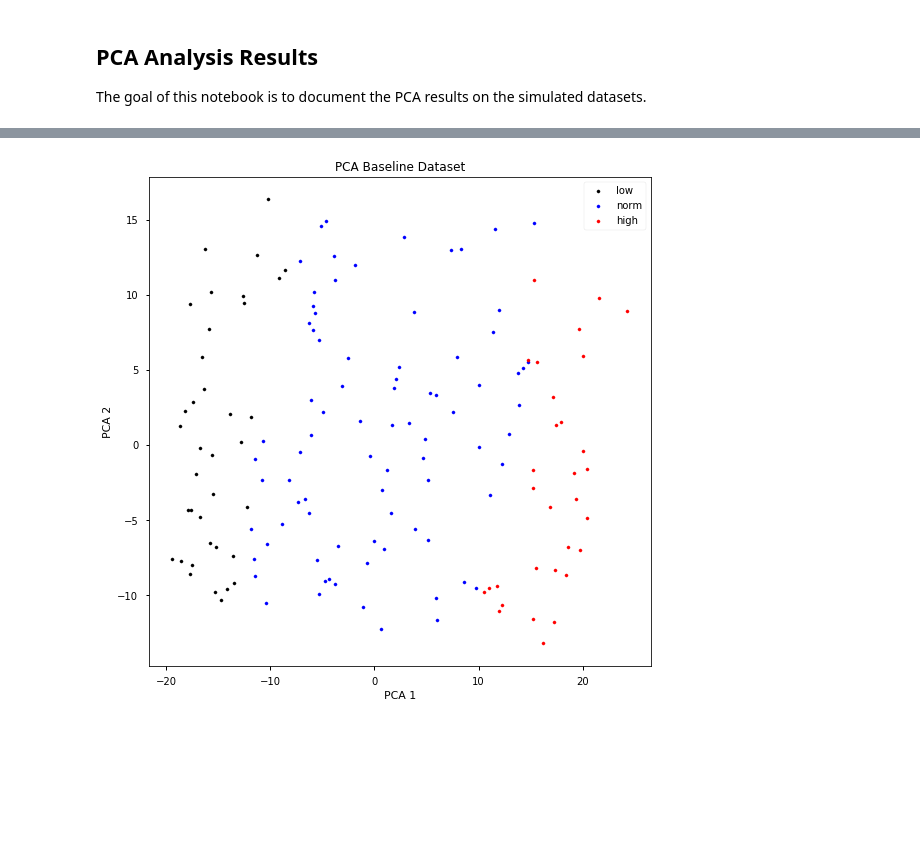
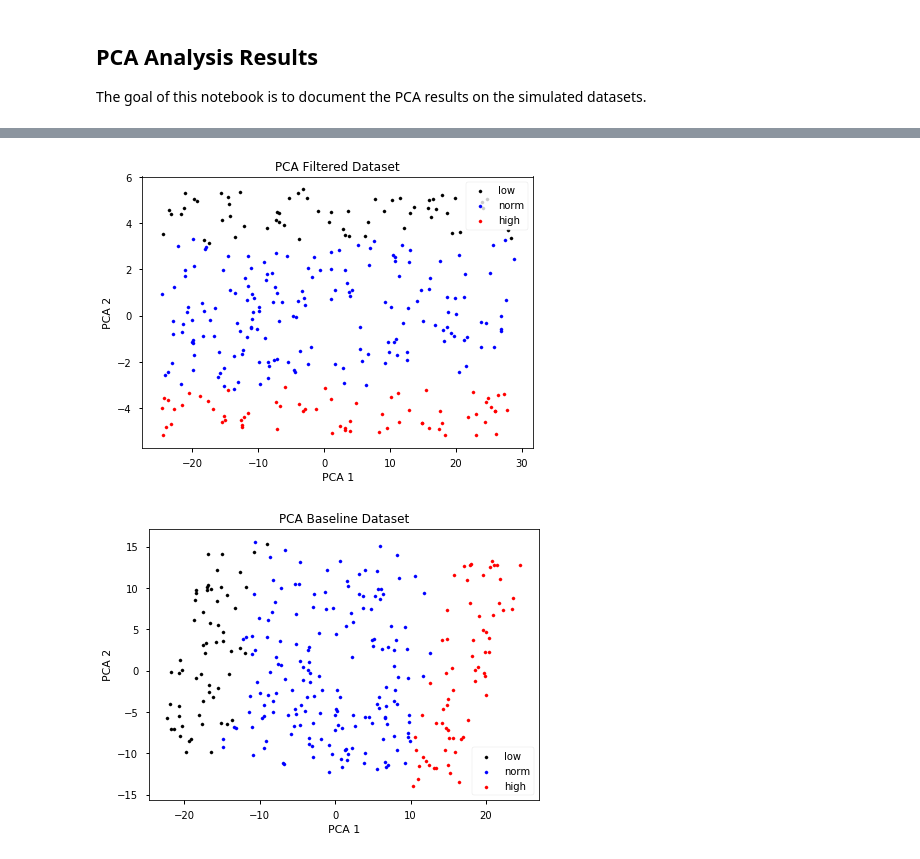
Before and after one commit to mjsiers/practice-data-cpcapaper, a Jupyter notebook: notebooks/results/01-pca-analysis.ipynb, the cells around one changed output, grey strips where cells are left out. Cells and saved outputs as stored; diff of their text form; code cells hidden in the pictures; blank space fills up the shorter version.

Commit message:
Refactored analysis notebooks and switched to use dataset 2 which has more samples.

```diff
--- a/notebooks/results/01-pca-analysis.ipynb
+++ b/notebooks/results/01-pca-analysis.ipynb
@@ -6,13 +6,11 @@ import matplotlib.pyplot as plt
 import matplotlib as mpl
 import numpy as np
 import pandas as pd
-from sklearn.pipeline import Pipeline
-from src.models.encoders.levelbinary import LevelBinary
 from src.models.encoders.levelmulti import LevelMulti
 from src.models.pipelines.pipelines import pca_pipeline
 
 mpl.style.use('seaborn-notebook')
-plt.rcParams["figure.figsize"] = (9, 9)
+plt.rcParams["figure.figsize"] = (7, 5)
 # %%
 def load_data(filename):
     df = pd.read_csv(filename, index_col=0)
@@ -36,3 +34,9 @@ def plot_data(title, y, X):
     axs.set_title(title)
     plt.legend((l, n, h), ('low', 'norm', 'high'), scatterpoints=1)
     plt.show()
+
+def pca_plot(dsver, dsname):
+    ydata, Xdata = load_data('./data/processed/ds{0:04d}-{1}-train.csv'.format(dsver, dsname))
+    ppca = pca_pipeline(ncomponents=2)
+    Xpca = ppca.fit_transform(Xdata)
+    plot_data('PCA {0} Dataset'.format(dsname.capitalize()), ydata, Xpca)
@@ -46,7 +43,8 @@ plot_data('PCA Filtered Dataset', ydata, Xpca)
-# %%
-ydata, Xdata = load_data('./data/processed/ds0001-baseline-train.csv')
-ppca = pca_pipeline(ncomponents=2)
-Xpca = ppca.fit_transform(Xdata)
-plot_data('PCA Baseline Dataset', ydata, Xpca)
-# %% [output]
-[figure, removed]
+# %%
+pca_plot(2, 'filtered')
+# %% [output]
+[figure, added]
+# %%
+pca_plot(2, 'baseline')
+# %% [output]
+[figure, added]
```
Also changed, not shown: parts of 1 cell of this notebook, 3 other files.
